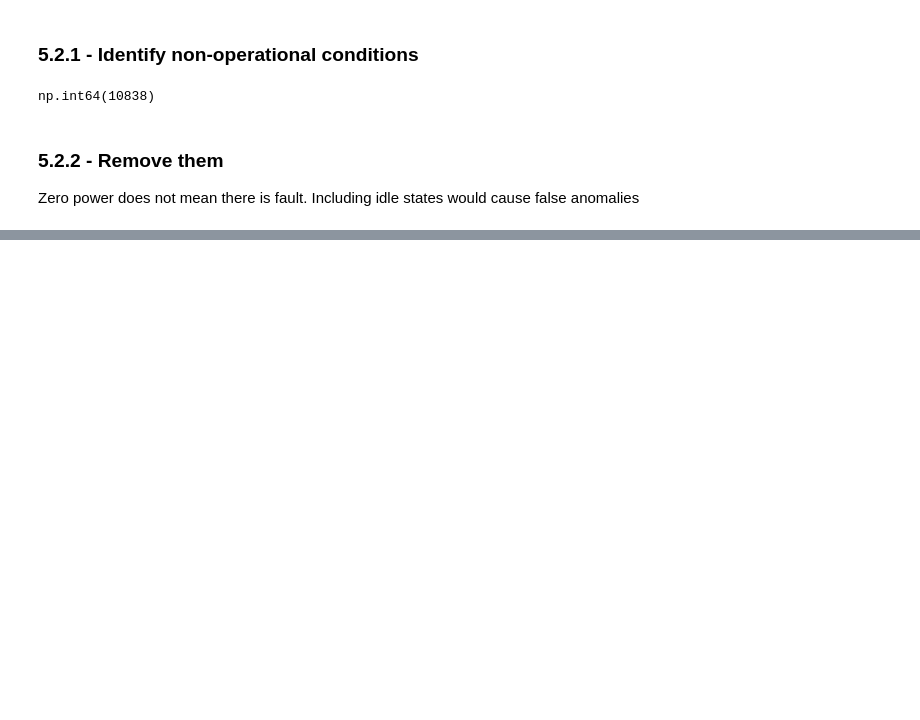
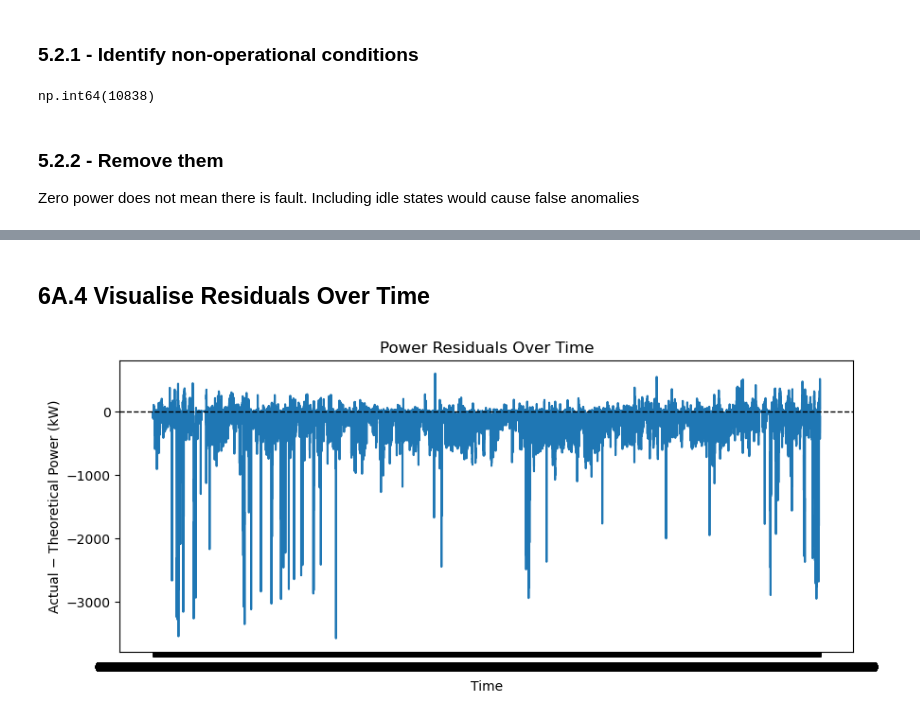
Before and after one commit to Bucci-beep/wind-turbine-scada-anomaly-detection, a Jupyter notebook: notebooks/wind_turbine_scada_eda.ipynb, the cells around one changed output, grey strips where cells are left out. Saved outputs shown, nothing was run; the diff lists cells and outputs as text; code cells hidden in the pictures; blank space fills up the shorter version.

Commit message:
Add Step 6A interpretable anomaly detector with physics-informed residual analysis

```diff
--- a/notebooks/wind_turbine_scada_eda.ipynb
+++ b/notebooks/wind_turbine_scada_eda.ipynb
@@ -5,7 +5,7 @@ import matplotlib.pyplot as plt
 
 pd.set_option("display.max_columns", None)
 # %%
-df = pd.read_csv("data/T1.csv")
+df = pd.read_csv("../data/raw/T1.csv")
 # %% [markdown]
 Inspect the data structure to check the number of records, column names, data types and missing values
 # %%
@@ -216,0 +242,7 @@ df_clean = df_clean.loc[~non_operational].reset_index(drop=True)
+# %%
+df_stat = df_clean.copy()
+
+df_stat["power_residual"] = (
+    df_stat["LV ActivePower (kW)"]
+    - df_stat["Theoretical_Power_Curve (KWh)"]
+)
@@ -216,0 +262,12 @@ df_clean = df_clean.loc[~non_operational].reset_index(drop=True)
+# %% [markdown]
+## 6A.4 Visualise Residuals Over Time
+# %%
+plt.figure(figsize=(10, 4))
+plt.plot(df_stat["Date/Time"], df_stat["power_residual"])
+plt.axhline(0, color="black", linestyle="--", linewidth=1)
+plt.title("Power Residuals Over Time")
+plt.xlabel("Time")
+plt.ylabel("Actual − Theoretical Power (kW)")
+plt.show()
+# %% [output]
+[figure, added]
```
Also changed, not shown: parts of 14 cells of this notebook.
